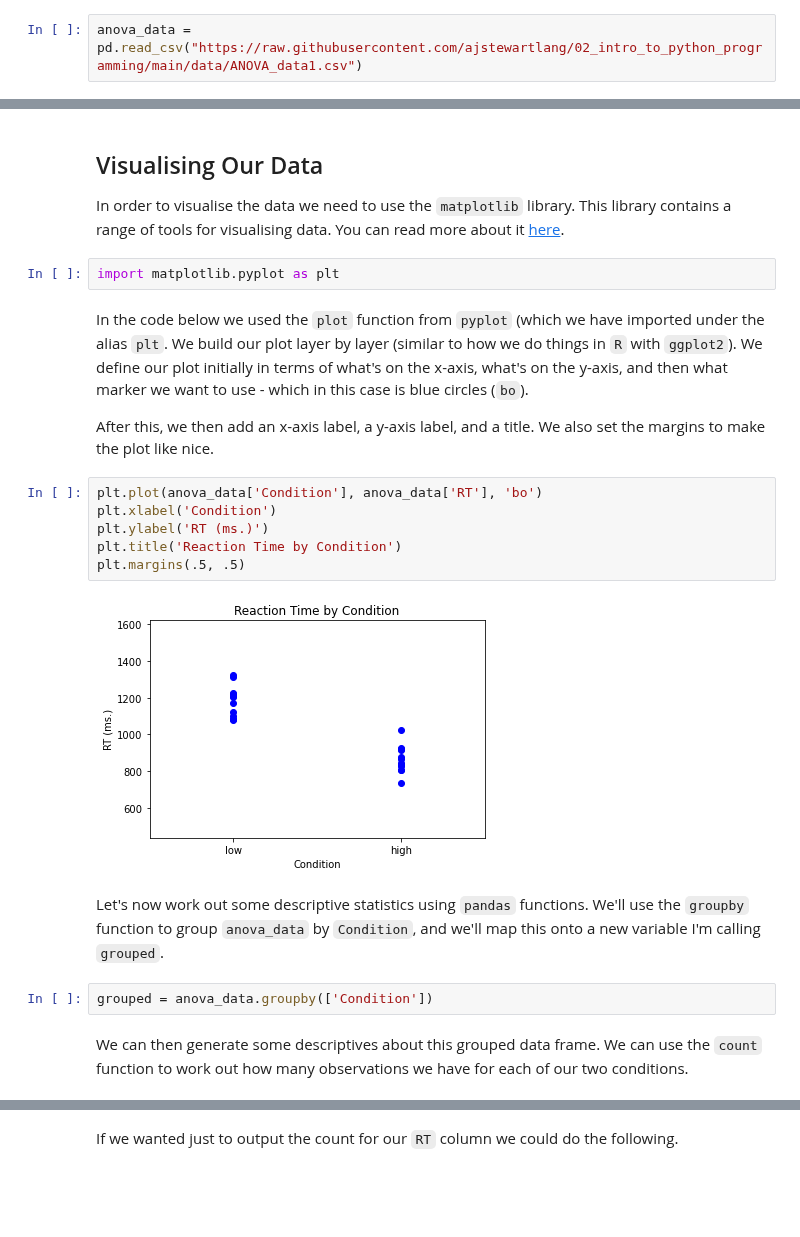
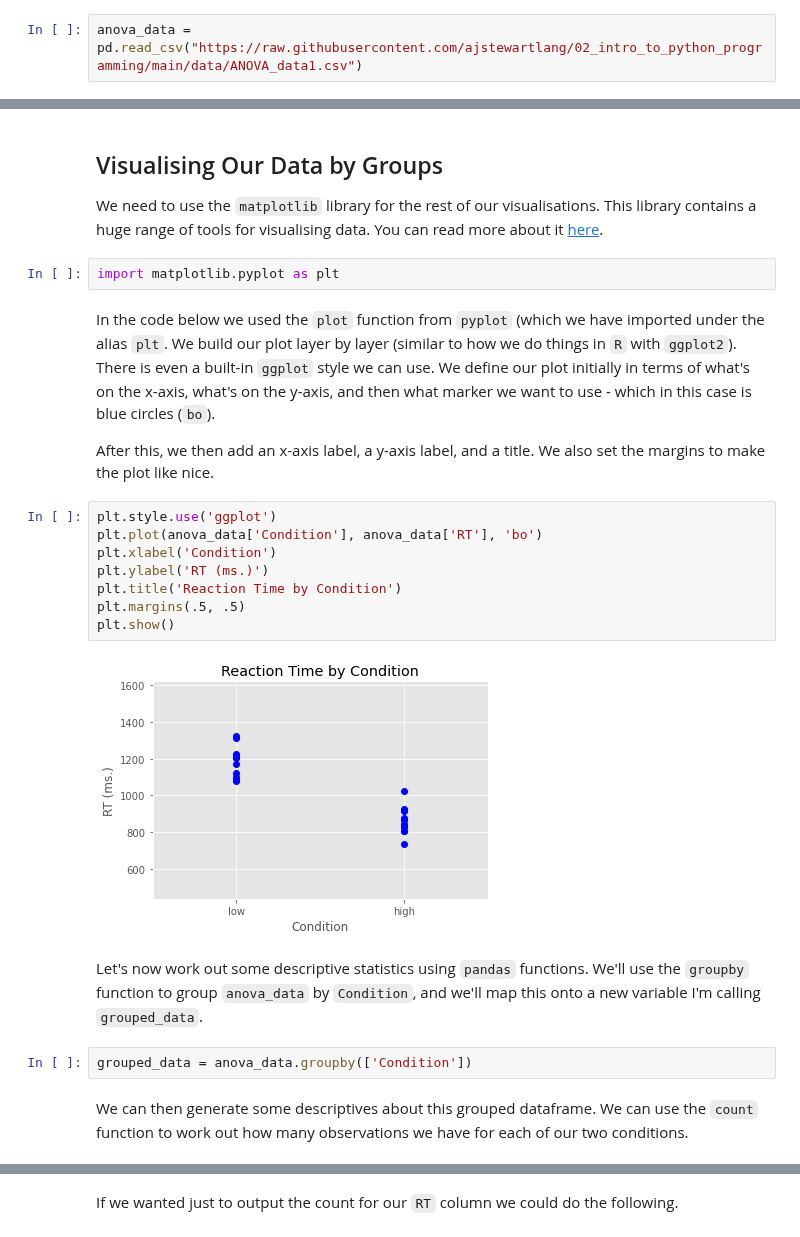
Before and after one commit to ajstewartlang/02_intro_to_python_programming, a Jupyter notebook: pandas.ipynb, the cells around one changed output, grey strips where cells are left out. Cells and saved outputs as stored; diff of their text form; blank space fills up the shorter version.

```diff
--- a/pandas.ipynb
+++ b/pandas.ipynb
@@ -47,25 +78,27 @@ anova_data
 # %% [markdown]
-## Visualising Our Data
+## Visualising Our Data by Groups
 
-In order to visualise the data we need to use the `matplotlib` library. This library contains a range of tools for visualising data. You can read more about it [here](https://matplotlib.org/stable/).
+We need to use the `matplotlib` library for the rest of our visualisations. This library contains a huge range of tools for visualising data. You can read more about it [here](https://matplotlib.org/stable/).
 # %%
 import matplotlib.pyplot as plt
 # %% [markdown]
-In the code below we used the `plot` function from `pyplot` (which we have imported under the alias `plt`. We build our plot layer by layer (similar to how we do things in `R` with `ggplot2`). We define our plot initially in terms of what's on the x-axis, what's on the y-axis, and then what marker we want to use - which in this case is blue circles (`bo`).
+In the code below we used the `plot` function from `pyplot` (which we have imported under the alias `plt`. We build our plot layer by layer (similar to how we do things in `R` with `ggplot2`). There is even a built-in `ggplot` style we can use. We define our plot initially in terms of what's on the x-axis, what's on the y-axis, and then what marker we want to use - which in this case is blue circles (`bo`).
 
 After this, we then add an x-axis label, a y-axis label, and a title. We also set the margins to make the plot like nice.
 # %%
+plt.style.use('ggplot')
 plt.plot(anova_data['Condition'], anova_data['RT'], 'bo')
 plt.xlabel('Condition')
 plt.ylabel('RT (ms.)')
 plt.title('Reaction Time by Condition')
 plt.margins(.5, .5)
+plt.show()
 # %% [output]
-[figure, old version]
+[figure, new version]
 # %% [markdown]
-Let's now work out some descriptive statistics using `pandas`  functions. We'll use the `groupby` function to group `anova_data` by `Condition`, and we'll map this onto a new variable I'm calling `grouped`.
+Let's now work out some descriptive statistics using `pandas`  functions. We'll use the `groupby` function to group `anova_data` by `Condition`, and we'll map this onto a new variable I'm calling `grouped_data`.
 # %%
-grouped = anova_data.groupby(['Condition'])
+grouped_data = anova_data.groupby(['Condition'])
 # %% [markdown]
-We can then generate some descriptives about this grouped data frame. We can use the `count` function to work out how many observations we have for each of our two conditions.
+We can then generate some descriptives about this grouped dataframe. We can use the `count` function to work out how many observations we have for each of our two conditions.
 # %%
```
Also changed, not shown: parts of 66 cells of this notebook.
